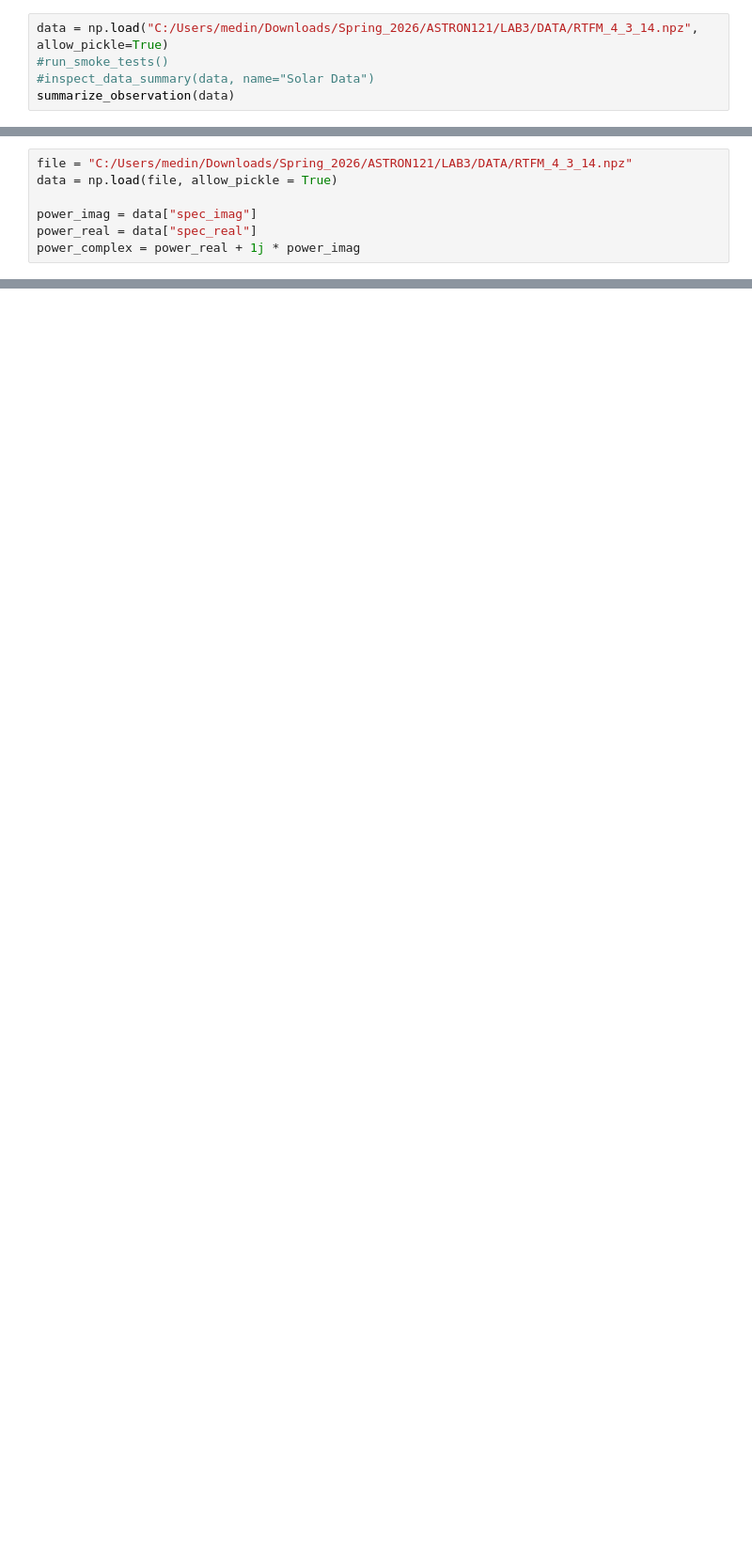
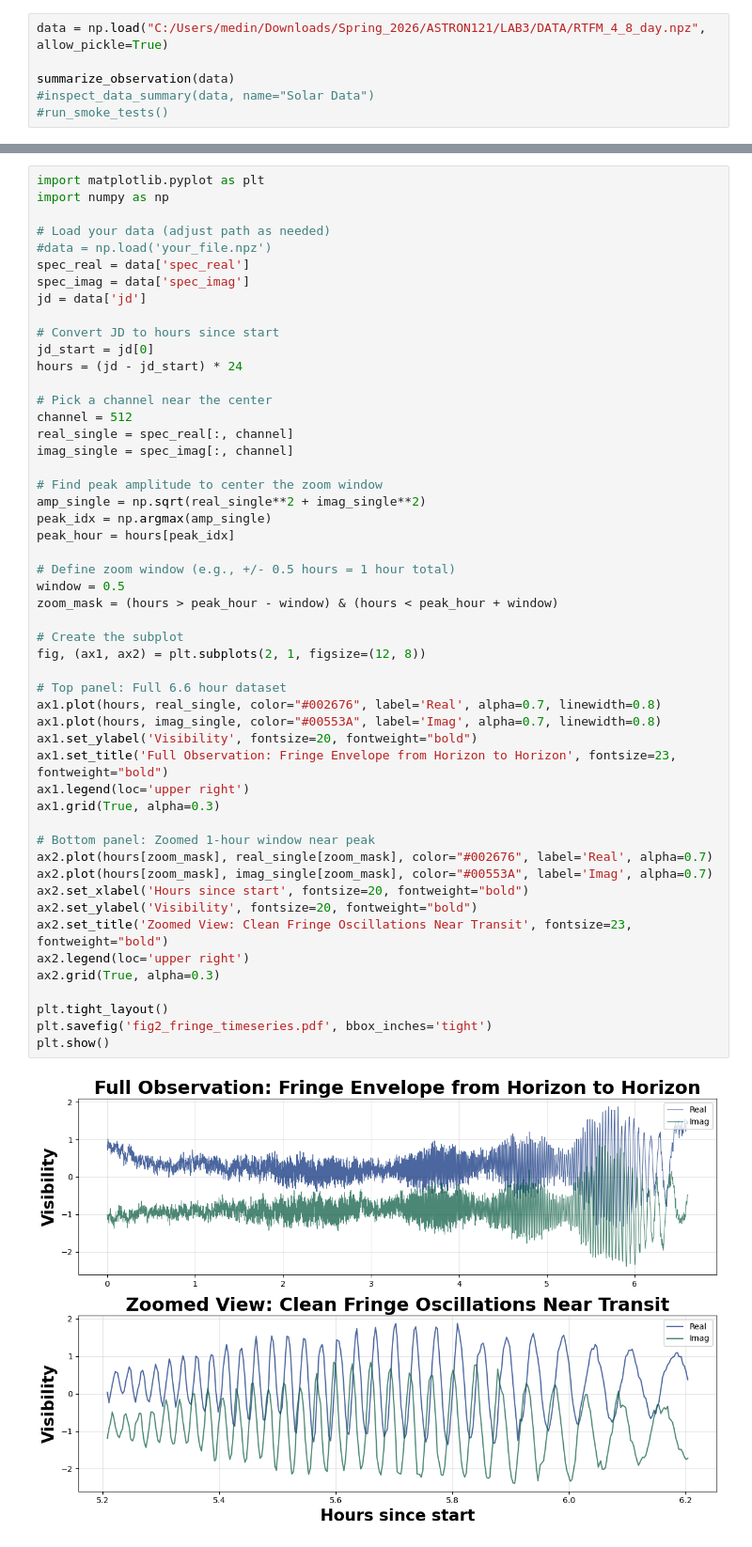
Before and after one commit to averybooks/radiolab2026-Cal, a Jupyter notebook: LAB3_code.ipynb, the cells around one changed output, grey strips where cells are left out. Shown at 94% size. Cells and saved outputs as stored; diff of their text form; blank space fills up the shorter version.

```diff
--- a/LAB3_code.ipynb
+++ b/LAB3_code.ipynb
@@ -239,7 +165,8 @@ def run_smoke_tests():
 # %%
-data = np.load("C:/Users/medin/Downloads/Spring_2026/ASTRON121/LAB3/DATA/RTFM_4_3_14.npz", allow_pickle=True)
+data = np.load("C:/Users/medin/Downloads/Spring_2026/ASTRON121/LAB3/DATA/RTFM_4_8_day.npz", allow_pickle=True)
+
+summarize_observation(data)
+#inspect_data_summary(data, name="Solar Data")
 #run_smoke_tests()
-#inspect_data_summary(data, name="Solar Data")
-summarize_observation(data)
 # %% [output]
 === Observation Summary ===
@@ -255,7 +181,0 @@ Signal variability (std): 0.454
-# %%
-file = "C:/Users/medin/Downloads/Spring_2026/ASTRON121/LAB3/DATA/RTFM_4_3_14.npz"
-data = np.load(file, allow_pickle = True)
-
-power_imag = data["spec_imag"]
-power_real = data["spec_real"]
-power_complex = power_real + 1j * power_imag
@@ -261,0 +206,53 @@ power_complex = power_real + 1j * power_imag
+# %%
+import matplotlib.pyplot as plt
+import numpy as np
+
+# Load your data (adjust path as needed)
+#data = np.load('your_file.npz')
+spec_real = data['spec_real']
+spec_imag = data['spec_imag']
+jd = data['jd']
+
+# Convert JD to hours since start
+jd_start = jd[0]
+hours = (jd - jd_start) * 24
+
+# Pick a channel near the center
+channel = 512
+real_single = spec_real[:, channel]
+imag_single = spec_imag[:, channel]
+
+# Find peak amplitude to center the zoom window
+amp_single = np.sqrt(real_single**2 + imag_single**2)
+peak_idx = np.argmax(amp_single)
+peak_hour = hours[peak_idx]
+
+# Define zoom window (e.g., +/- 0.5 hours = 1 hour total)
+window = 0.5
+zoom_mask = (hours > peak_hour - window) & (hours < peak_hour + window)
+
+# Create the subplot
+fig, (ax1, ax2) = plt.subplots(2, 1, figsize=(12, 8))
+
+# Top panel: Full 6.6 hour dataset
+ax1.plot(hours, real_single, color="#002676", label='Real', alpha=0.7, linewidth=0.8)
+ax1.plot(hours, imag_single, color="#00553A", label='Imag', alpha=0.7, linewidth=0.8)
+ax1.set_ylabel('Visibility', fontsize=20, fontweight="bold")
+ax1.set_title('Full Observation: Fringe Envelope from Horizon to Horizon', fontsize=23, fontweight="bold")
+ax1.legend(loc='upper right')
+ax1.grid(True, alpha=0.3)
+
+# Bottom panel: Zoomed 1-hour window near peak
+ax2.plot(hours[zoom_mask], real_single[zoom_mask], color="#002676", label='Real', alpha=0.7)
+ax2.plot(hours[zoom_mask], imag_single[zoom_mask], color="#00553A", label='Imag', alpha=0.7)
+ax2.set_xlabel('Hours since start', fontsize=20, fontweight="bold")
+ax2.set_ylabel('Visibility', fontsize=20, fontweight="bold")
+ax2.set_title('Zoomed View: Clean Fringe Oscillations Near Transit', fontsize=23, fontweight="bold")
+ax2.legend(loc='upper right')
+ax2.grid(True, alpha=0.3)
+
+plt.tight_layout()
+plt.savefig('fig2_fringe_timeseries.pdf', bbox_inches='tight')
+plt.show()
+# %% [output]
+[figure, added]
```
Also changed, not shown: parts of 24 cells of this notebook, 2 other files.
